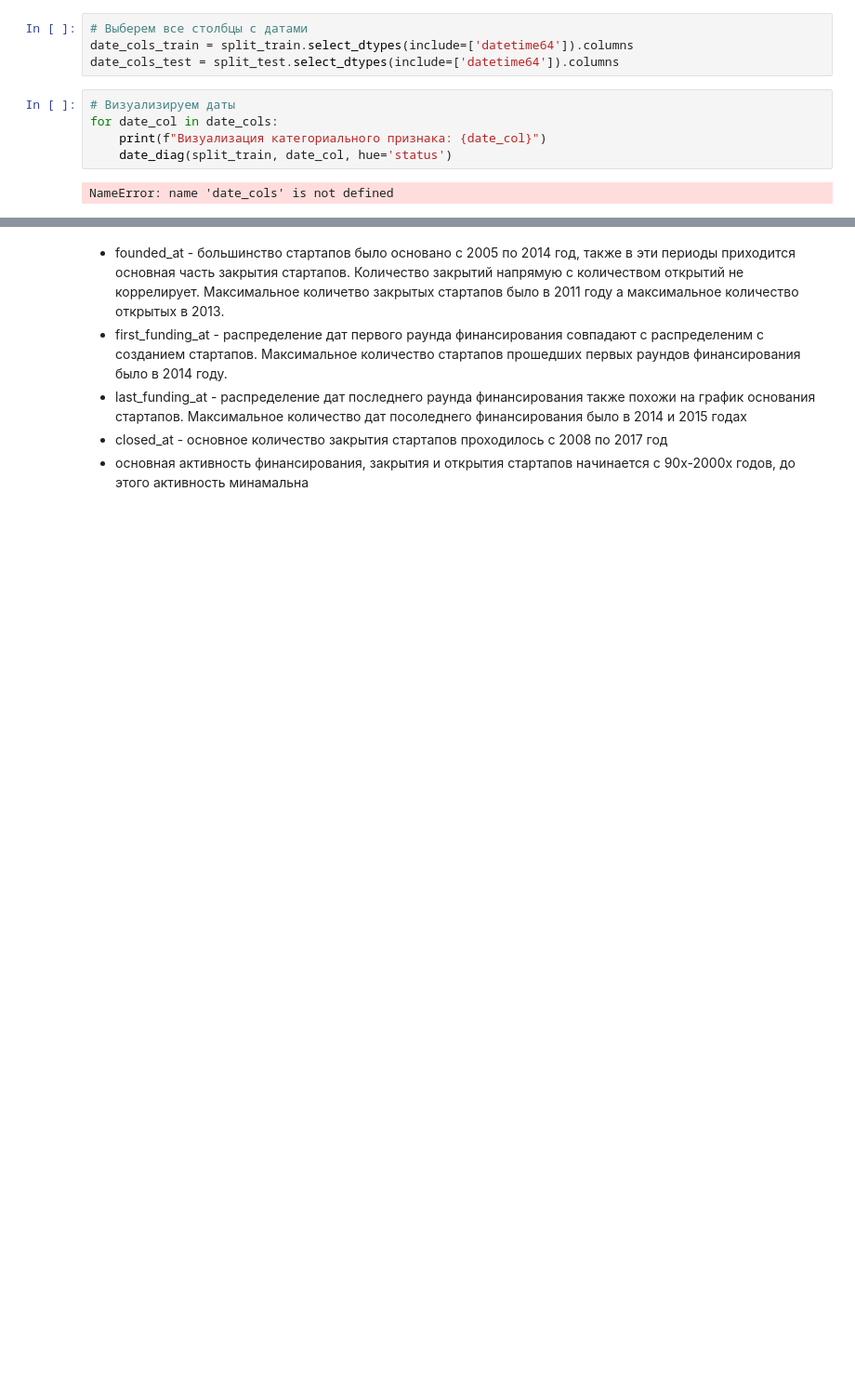
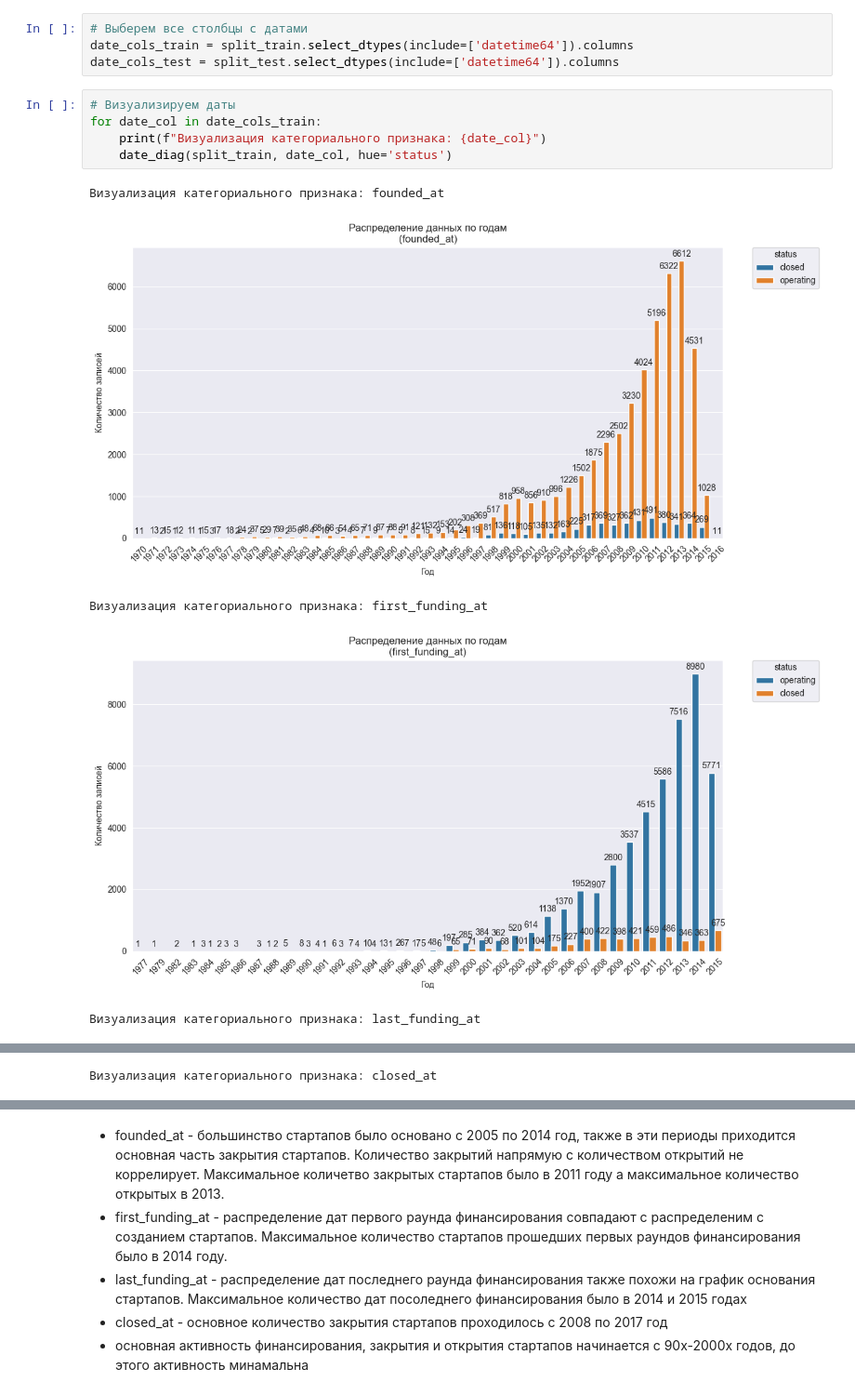
Before and after one commit to onejetpilot/start_up, a Jupyter notebook: start_up_pred.ipynb, the cells around one changed output, grey strips where cells are left out. Shown at 93% size. Cells and saved outputs as stored; diff of their text form; blank space fills up the shorter version.

```diff
--- a/start_up_pred.ipynb
+++ b/start_up_pred.ipynb
@@ -557,8 +556,12 @@ date_cols_train = split_train.select_dtypes(include=['datetime64']).columns
 date_cols_test = split_test.select_dtypes(include=['datetime64']).columns
 # %%
 # Визуализируем даты
-for date_col in date_cols:
+for date_col in date_cols_train:
     print(f"Визуализация категориального признака: {date_col}")
     date_diag(split_train, date_col, hue='status')
 # %% [output]
-NameError: name 'date_cols' is not defined
+Визуализация категориального признака: founded_at
+[figure, added]
+Визуализация категориального признака: first_funding_at
+[figure, added]
+Визуализация категориального признака: last_funding_at
@@ -564,0 +569 @@ NameError: name 'date_cols' is not defined
+Визуализация категориального признака: closed_at
```
Also changed, not shown: parts of 47 cells of this notebook.
